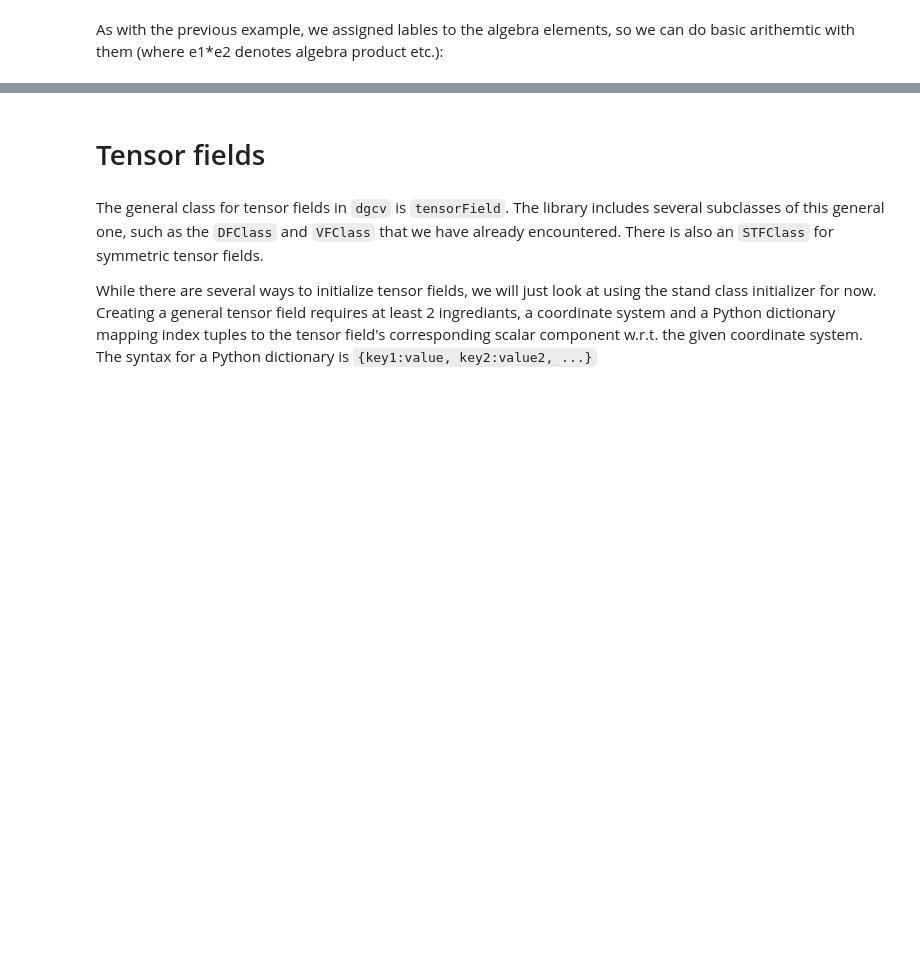
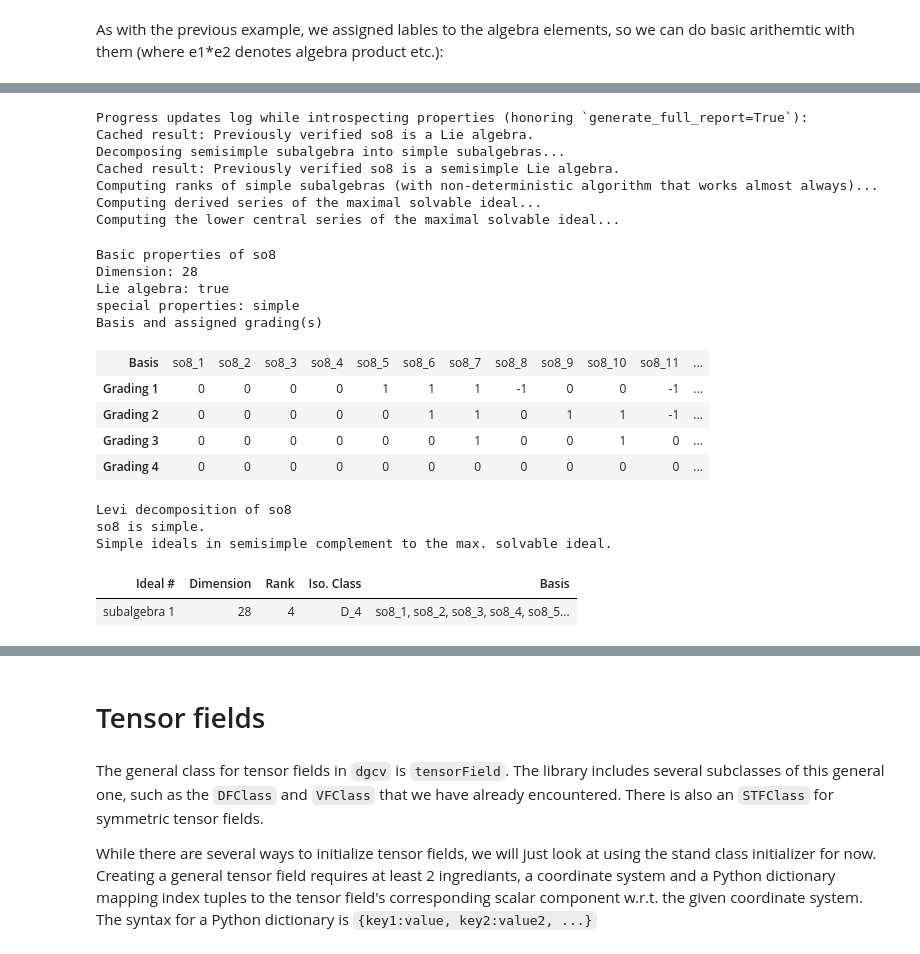
Before and after one commit to YikesItsSykes/DGCV, a Jupyter notebook: tutorials/DGCV_introduction.ipynb, the cells around one changed output, grey strips where cells are left out. Saved outputs shown, nothing was run; the diff lists cells and outputs as text; code cells hidden in the pictures; blank space fills up the shorter version.

```diff
--- a/tutorials/DGCV_introduction.ipynb
+++ b/tutorials/DGCV_introduction.ipynb
@@ -423,0 +562,25 @@ Array(so3.structureData)
+# %%
+so8.summary(generate_full_report=True)
+# %% [output]
+Progress updates log while introspecting properties (honoring `generate_full_report=True`):
+Cached result: Previously verified so8 is a Lie algebra.
+Decomposing semisimple subalgebra into simple subalgebras...
+Cached result: Previously verified so8 is a semisimple Lie algebra.
+Computing ranks of simple subalgebras (with non-deterministic algorithm that works almost always)...
+Computing derived series of the maximal solvable ideal...
+Computing the lower central series of the maximal solvable ideal...
+Basic properties of so8
+Dimension: 28
+Lie algebra: true
+special properties: simple
+Basis and assigned grading(s)
+| Basis | so8_1 | so8_2 | so8_3 | so8_4 | so8_5 | so8_6 | so8_7 | so8_8 | so8_9 | so8_10 | so8_11 | ... |
+| Grading 1 | 0 | 0 | 0 | 0 | 1 | 1 | 1 | -1 | 0 | 0 | -1 | ... |
+| Grading 2 | 0 | 0 | 0 | 0 | 0 | 1 | 1 | 0 | 1 | 1 | -1 | ... |
+| Grading 3 | 0 | 0 | 0 | 0 | 0 | 0 | 1 | 0 | 0 | 1 | 0 | ... |
+| Grading 4 | 0 | 0 | 0 | 0 | 0 | 0 | 0 | 0 | 0 | 0 | 0 | ... |
+Levi decomposition of so8
+so8 is simple.
+Simple ideals in semisimple complement to the max. solvable ideal.
+| Ideal # | Dimension | Rank | Iso. Class | Basis |
+| subalgebra 1 | 28 | 4 | D_4 | so8_1, so8_2, so8_3, so8_4, so8_5... |
```
Also changed, not shown: parts of 64 cells of this notebook, 21 other files.
